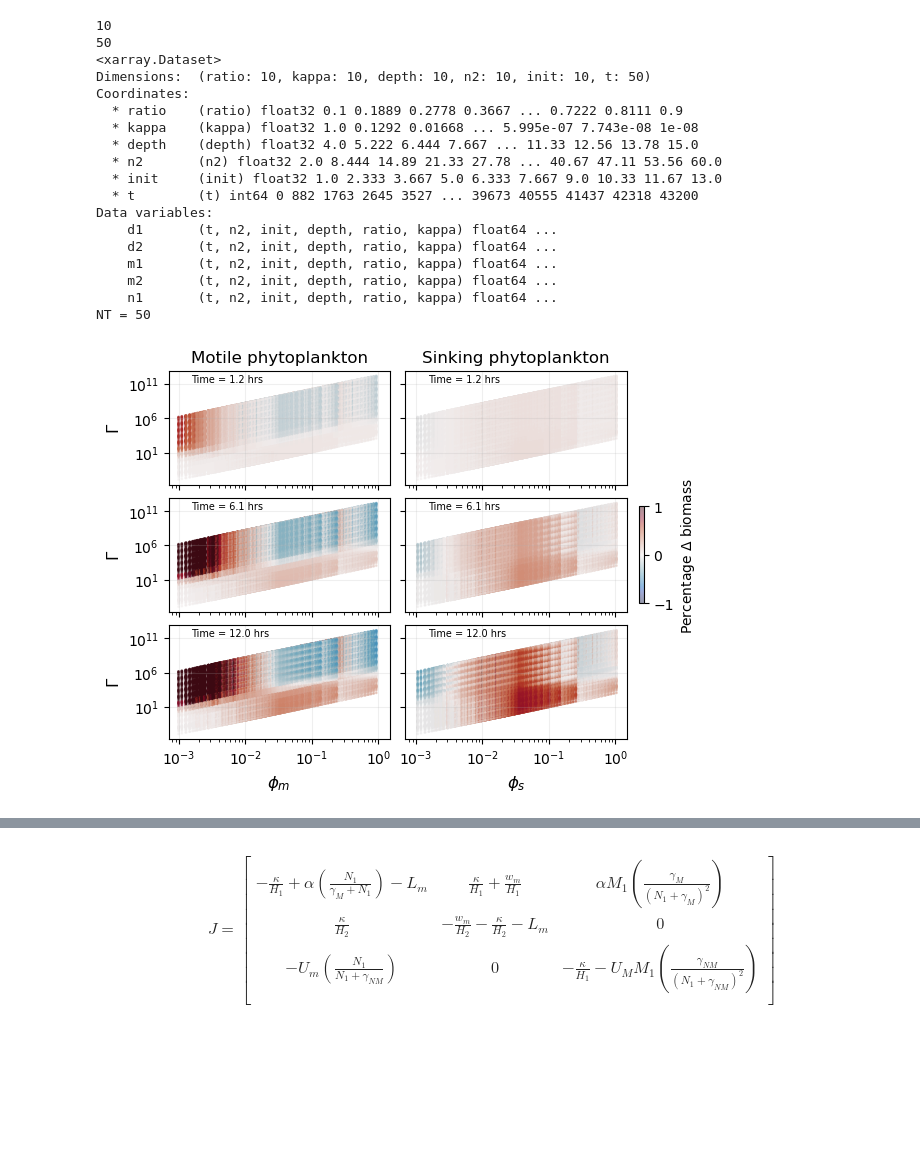
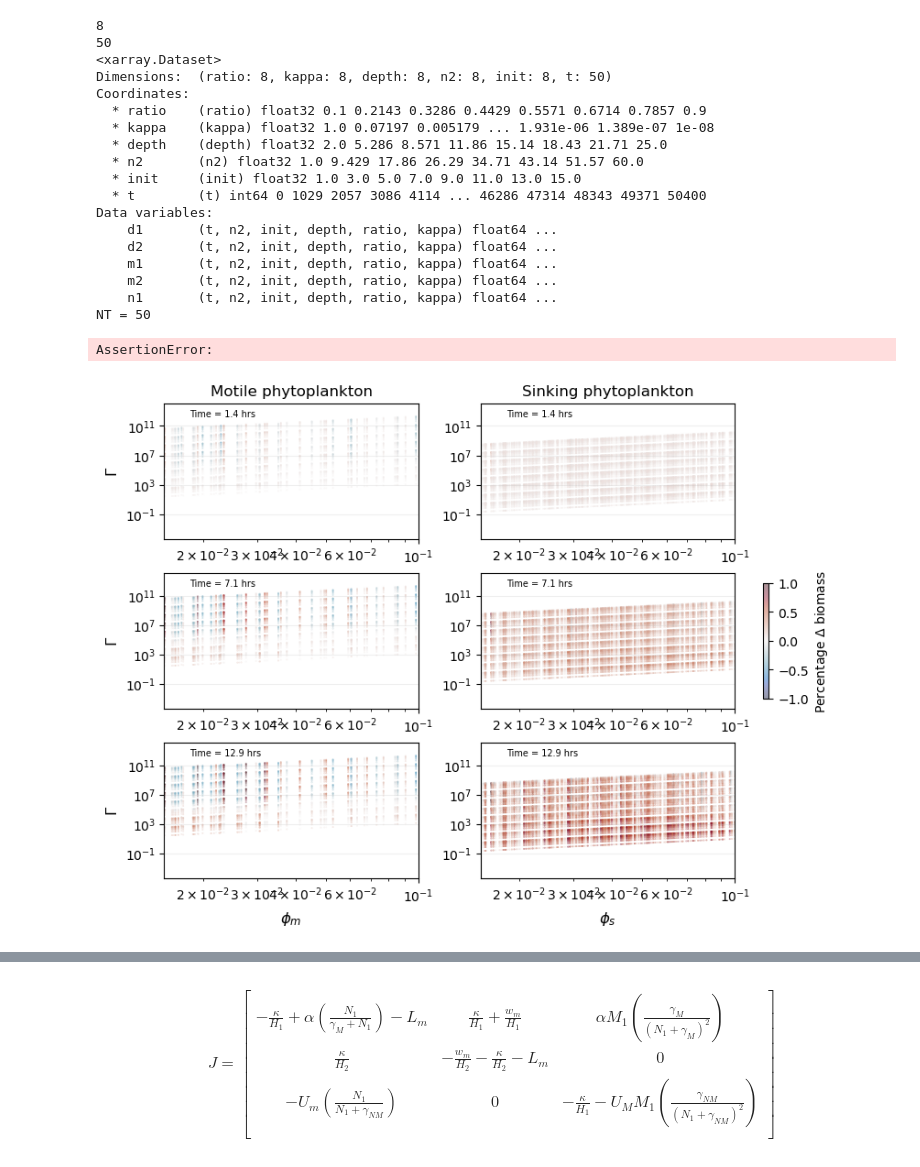
Before and after one commit to sienna-white/box_model, a Jupyter notebook: two_species.ipynb, the cells around one changed output, grey strips where cells are left out. Saved outputs shown, nothing was run; the diff lists cells and outputs as text; code cells hidden in the pictures; blank space fills up the shorter version.

```diff
--- a/two_species.ipynb
+++ b/two_species.ipynb
@@ -13,7 +13,7 @@ importlib.reload(pm)
 
 cmap = cmo.cm.balance
 
-dst = xr.open_dataset("population_dataset_NO3_Kappa.nc")
+dst = xr.open_dataset("population_dataset_NO3_Kappa_log.nc")
 n0 = 30
 
 N = len(dst.kappa)
@@ -28,17 +28,17 @@ print(dst)
 hr2s = 1/3600
 print("NT =", NT)
 # %% [output]
-10
+8
 50
 <xarray.Dataset>
-Dimensions:  (ratio: 10, kappa: 10, depth: 10, n2: 10, init: 10, t: 50)
+Dimensions:  (ratio: 8, kappa: 8, depth: 8, n2: 8, init: 8, t: 50)
 Coordinates:
-  * ratio    (ratio) float32 0.1 0.1889 0.2778 0.3667 ... 0.7222 0.8111 0.9
-  * kappa    (kappa) float32 1.0 0.1292 0.01668 ... 5.995e-07 7.743e-08 1e-08
-  * depth    (depth) float32 4.0 5.222 6.444 7.667 ... 11.33 12.56 13.78 15.0
-  * n2       (n2) float32 2.0 8.444 14.89 21.33 27.78 ... 40.67 47.11 53.56 60.0
-  * init     (init) float32 1.0 2.333 3.667 5.0 6.333 7.667 9.0 10.33 11.67 13.0
-  * t        (t) int64 0 882 1763 2645 3527 ... 39673 40555 41437 42318 43200
+  * ratio    (ratio) float32 0.1 0.2143 0.3286 0.4429 0.5571 0.6714 0.7857 0.9
+  * kappa    (kappa) float32 1.0 0.07197 0.005179 ... 1.931e-06 1.389e-07 1e-08
+  * depth    (depth) float32 2.0 5.286 8.571 11.86 15.14 18.43 21.71 25.0
+  * n2       (n2) float32 1.0 9.429 17.86 26.29 34.71 43.14 51.57 60.0
+  * init     (init) float32 1.0 3.0 5.0 7.0 9.0 11.0 13.0 15.0
+  * t        (t) int64 0 1029 2057 3086 4114 ... 46286 47314 48343 49371 50400
 Data variables:
     d1       (t, n2, init, depth, ratio, kappa) float64 ...
     d2       (t, n2, init, depth, ratio, kappa) float64 ...
@@ -76,14 +76,14 @@ uptake_m = 2.23e-6 * 16
 # dst0 = dst
 
 grid_size = NT // 20  + 1
-fig, axs = plt.subplots(nrows=grid_size, ncols=2, figsize=(6, 1.5*grid_size), sharex=True, sharey=True, constrained_layout=True)
+fig, axs = plt.subplots(nrows=grid_size, ncols=2, figsize=(8, 2*grid_size), sharex=False, sharey=False, constrained_layout=True)
 # axs = axs.flatten()
 vmin, vmax = -1, 1
 
-for i,T in enumerate([5, 25, 49]):
+for i,T in enumerate([5, 25, 45]):
     hr = dst.t.values[T] * 1/3600
 
-    dst0 = dst.isel(t=T)
+    dst0 = dst.isel(t=T) #, init=0)
 
     P0 = dst0.m1.init * 2e6
     n2 = dst0.n2
@@ -93,51 +93,56 @@ for i,T in enumerate([5, 25, 49]):
 
     # MICROCYSTIS ****************************************************************
     # uptake = (1/(1 + n2/pm.gamma_d)) * (uptake_d * P0)/ n2
-    growth_m = (1/(1 + n2/pm.gamma_m)) *pm.alpha
-    growth_d = (1/(1 + n2/pm.gamma_d)) * (pm.beta)
-    growth = growth_m + growth_d
-    uptake = (1/(1 + n2/pm.gamma_d)) * (uptake_d * P0)/ n2  + (1/(1 + n2/pm.gamma_m)) * (uptake_m * P0)/ n2
-    adv_m  = pm.wd/(R * H)
+    growth_m = (1/(1 + n2/pm.gamma_m)) * pm.alpha
+    growth_d = (1/(1 + n2/pm.gamma_d)) * pm.beta
+
+    uptake = (1/(1 + n2/pm.gamma_d)) * (uptake_d * P0)/n2  + (1/(1 + n2/pm.gamma_m)) * (uptake_m * P0)/n2
+    adv_m  = pm.wm/(R * H) #((1-R) * H)
     adv_d  = pm.wd/(R * H)
-    # adv  = pm.wd/(R * H)
+
     diff = kappa/(R * H)**2
 
-    ndx =    growth_m/adv_m #dst0.n2/(pm.gamma_m + dst0.n2) *  uptake_d * init # (dst0.depth  * dst0.ratio)
-    ndy =    uptake/diff #/growth #resupply #adv/growth #$ (dst0.kappa * init/ pm.wd)   # * pm.alpha * pm.n2  / pm.gamma_d
+    ndx =    growth_m/adv_m
+    ndy =    uptake/diff
 
-    ndx = ndx.broadcast_like(dst0.m1)
-    ndy = ndy.broadcast_like(dst0.m1)
+    ndx1 = ndx.broadcast_like(dst0.m1)
+    ndy1 = ndy.broadcast_like(dst0.m1)
 
-    biomass_m = (dst0.m1  + dst0.m2 - P0) / (P0)
-    biomass_d = (dst0.d1  + dst0.d2 - P0) / (P0)
+    biomass_m = (dst0.m1 + dst0.m2 - P0) / (P0)
+    biomass_d = (dst0.d1 + dst0.d2 - P0) / (P0)
 
-    axs[i,0].scatter(ndx, ndy, c=biomass_m, cmap=cmo.cm.balance, vmin=vmin, vmax=vmax, s=1, alpha=0.45)
 
-    ndx =    growth_d/adv_d #dst0.n2/(pm.gamma_m + dst0.n2) *  uptake_d * init # (dst0.depth  * dst0.ratio)
-    ndy =    uptake/diff #/growth #resupply #adv/growth #$ (dst0.kappa * init/ pm.wd)   # * pm.alpha * pm.n2  / pm.gamma_d
+    ndy =    uptake/diff
+    ndx =    growth_d/adv_d
 
-    ndx = ndx.broadcast_like(dst0.m1)
-    ndy = ndy.broadcast_like(dst0.m1)
+    ndx2 = ndx.broadcast_like(dst0.m1)
+    ndy2 = ndy.broadcast_like(dst0.m1)
+    # h= axs[i,1].plot(ndx.values.flatten(), ndy.values.flatten(), '.', markersize=0.1)
+    axs[i,0].scatter( ndx1, ndy1, c=biomass_m, cmap=cmo.cm.balance, vmin=vmin, vmax=vmax, s=0.1, alpha=0.45)
 
-    h= axs[i,1].scatter(ndx, ndy, c=biomass_d, cmap=cmo.cm.balance, vmin=vmin, vmax=vmax, s=1, alpha=0.45)
+    h= axs[i,1].scatter(ndx2, ndy1, c=biomass_d, cmap=cmo.cm.balance, vmin=vmin, vmax=vmax, s=0.1, alpha=0.45)
     axs[i,1].annotate("Time = %2.1f hrs" % hr, xy=(0.1, 0.9), xycoords="axes fraction", fontsize=7) #, fontweight="bold")
     axs[i,0].annotate("Time = %2.1f hrs" % hr, xy=(0.1, 0.9), xycoords="axes fraction", fontsize=7) #, fontweight="bold")
 
 for ax in axs.flatten():
     ax.set_xscale("log")
     ax.set_yscale("log")
     ax.grid(alpha=0.2) # which="both") #, linestyle="--", linewidth=0.5)
+    ax.set_xlim(1.5e-2, 1e-1)
 
 axs[0,0].set_title("Motile phytoplankton")
 axs[0,1].set_title("Sinking phytoplankton")
 axs[-1,1].set_xlabel(r"$\phi_s$", fontsize=12)
 axs[-1,0].set_xlabel(r"$\phi_m$", fontsize=12)
 
 axs[0, 0].set_ylabel(r"$\Gamma$", fontsize=12)
 axs[1, 0].set_ylabel(r"$\Gamma$", fontsize=12)
 axs[2, 0].set_ylabel(r"$\Gamma$", fontsize=12)
 
+
 plt.colorbar(h, shrink=0.85, label=r"Percentage $\Delta$ biomass", ax=axs[1,1])
-fig.savefig("two_species_nd.png", dpi=300)
+# fig.savefig("two_species_nd.png", dpi=300)
+assert(False)
 # %% [output]
+AssertionError:
-[figure, old version]
+[figure, new version]
```
Also changed, not shown: parts of 17 cells of this notebook, 2 other files.
